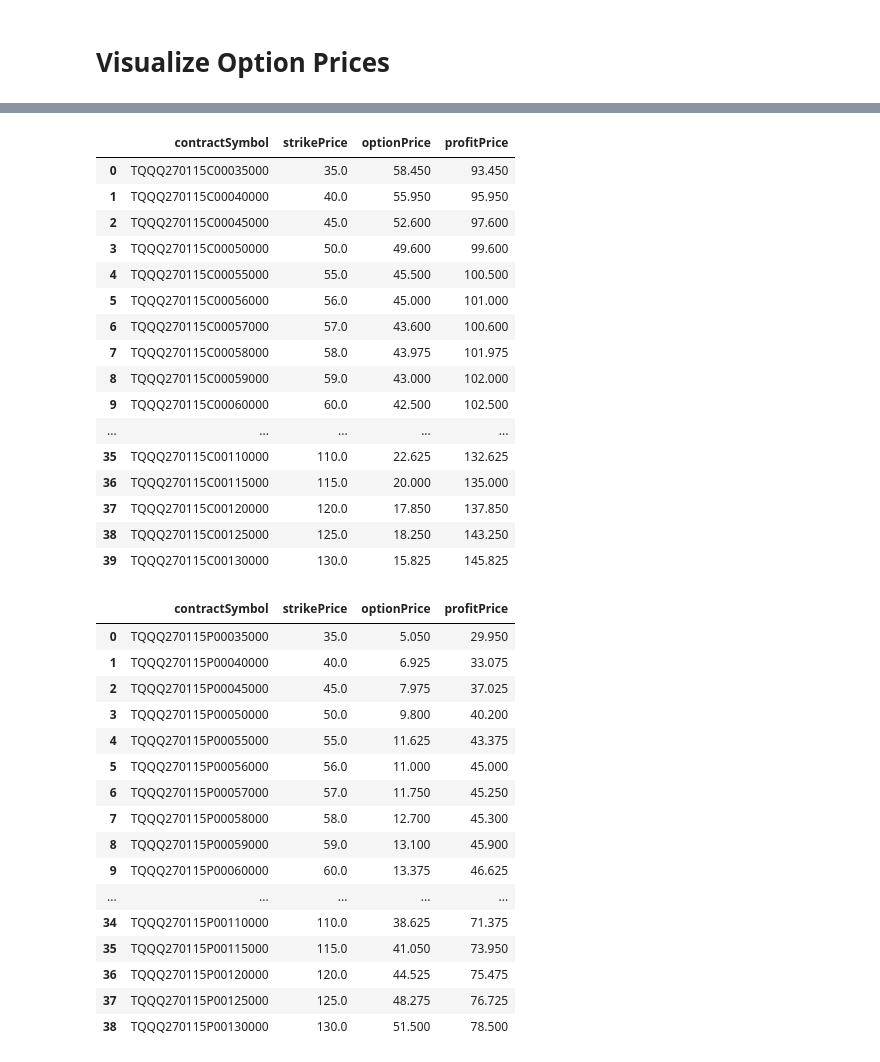
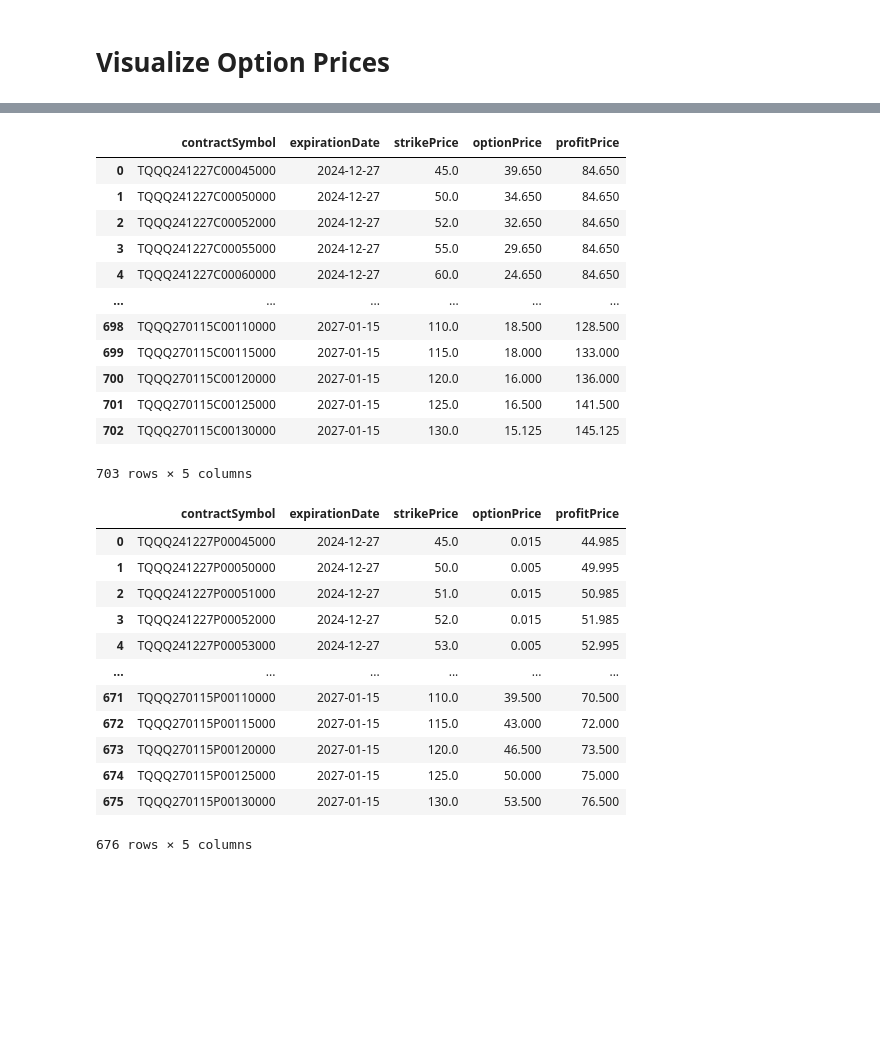
Before and after one commit to sukiboo/compare-stocks, a Jupyter notebook: options.ipynb, the cells around one changed output, grey strips where cells are left out. Cells and saved outputs as stored; diff of their text form; code cells hidden in the pictures; blank space fills up the shorter version.

```diff
--- a/options.ipynb
+++ b/options.ipynb
@@ -60,40 +100,32 @@ opt = OptionPrices(ticker)
 # %%
-opt.calls[opt.expirations[-1]]
+opt.calls
 # %% [output]
-|  | contractSymbol | strikePrice | optionPrice | profitPrice |
-| 0 | TQQQ270115C00035000 | 35.0 | 58.450 | 93.450 |
-| 1 | TQQQ270115C00040000 | 40.0 | 55.950 | 95.950 |
-| 2 | TQQQ270115C00045000 | 45.0 | 52.600 | 97.600 |
-| 3 | TQQQ270115C00050000 | 50.0 | 49.600 | 99.600 |
-| 4 | TQQQ270115C00055000 | 55.0 | 45.500 | 100.500 |
-| 5 | TQQQ270115C00056000 | 56.0 | 45.000 | 101.000 |
-| 6 | TQQQ270115C00057000 | 57.0 | 43.600 | 100.600 |
-| 7 | TQQQ270115C00058000 | 58.0 | 43.975 | 101.975 |
-| 8 | TQQQ270115C00059000 | 59.0 | 43.000 | 102.000 |
-| 9 | TQQQ270115C00060000 | 60.0 | 42.500 | 102.500 |
-| ... | ... | ... | ... | ... |
-| 35 | TQQQ270115C00110000 | 110.0 | 22.625 | 132.625 |
-| 36 | TQQQ270115C00115000 | 115.0 | 20.000 | 135.000 |
-| 37 | TQQQ270115C00120000 | 120.0 | 17.850 | 137.850 |
-| 38 | TQQQ270115C00125000 | 125.0 | 18.250 | 143.250 |
-| 39 | TQQQ270115C00130000 | 130.0 | 15.825 | 145.825 |
+|  | contractSymbol | expirationDate | strikePrice | optionPrice | profitPrice |
+| 0 | TQQQ241227C00045000 | 2024-12-27 | 45.0 | 39.650 | 84.650 |
+| 1 | TQQQ241227C00050000 | 2024-12-27 | 50.0 | 34.650 | 84.650 |
+| 2 | TQQQ241227C00052000 | 2024-12-27 | 52.0 | 32.650 | 84.650 |
+| 3 | TQQQ241227C00055000 | 2024-12-27 | 55.0 | 29.650 | 84.650 |
+| 4 | TQQQ241227C00060000 | 2024-12-27 | 60.0 | 24.650 | 84.650 |
+| ... | ... | ... | ... | ... | ... |
+| 698 | TQQQ270115C00110000 | 2027-01-15 | 110.0 | 18.500 | 128.500 |
+| 699 | TQQQ270115C00115000 | 2027-01-15 | 115.0 | 18.000 | 133.000 |
+| 700 | TQQQ270115C00120000 | 2027-01-15 | 120.0 | 16.000 | 136.000 |
+| 701 | TQQQ270115C00125000 | 2027-01-15 | 125.0 | 16.500 | 141.500 |
+| 702 | TQQQ270115C00130000 | 2027-01-15 | 130.0 | 15.125 | 145.125 |
+703 rows × 5 columns
 # %%
-opt.puts[opt.expirations[-1]]
+opt.puts
 # %% [output]
-|  | contractSymbol | strikePrice | optionPrice | profitPrice |
-| 0 | TQQQ270115P00035000 | 35.0 | 5.050 | 29.950 |
-| 1 | TQQQ270115P00040000 | 40.0 | 6.925 | 33.075 |
-| 2 | TQQQ270115P00045000 | 45.0 | 7.975 | 37.025 |
-| 3 | TQQQ270115P00050000 | 50.0 | 9.800 | 40.200 |
-| 4 | TQQQ270115P00055000 | 55.0 | 11.625 | 43.375 |
-| 5 | TQQQ270115P00056000 | 56.0 | 11.000 | 45.000 |
-| 6 | TQQQ270115P00057000 | 57.0 | 11.750 | 45.250 |
-| 7 | TQQQ270115P00058000 | 58.0 | 12.700 | 45.300 |
-| 8 | TQQQ270115P00059000 | 59.0 | 13.100 | 45.900 |
-| 9 | TQQQ270115P00060000 | 60.0 | 13.375 | 46.625 |
-| ... | ... | ... | ... | ... |
-| 34 | TQQQ270115P00110000 | 110.0 | 38.625 | 71.375 |
-| 35 | TQQQ270115P00115000 | 115.0 | 41.050 | 73.950 |
-| 36 | TQQQ270115P00120000 | 120.0 | 44.525 | 75.475 |
-| 37 | TQQQ270115P00125000 | 125.0 | 48.275 | 76.725 |
-| 38 | TQQQ270115P00130000 | 130.0 | 51.500 | 78.500 |
+|  | contractSymbol | expirationDate | strikePrice | optionPrice | profitPrice |
+| 0 | TQQQ241227P00045000 | 2024-12-27 | 45.0 | 0.015 | 44.985 |
+| 1 | TQQQ241227P00050000 | 2024-12-27 | 50.0 | 0.005 | 49.995 |
+| 2 | TQQQ241227P00051000 | 2024-12-27 | 51.0 | 0.015 | 50.985 |
+| 3 | TQQQ241227P00052000 | 2024-12-27 | 52.0 | 0.015 | 51.985 |
+| 4 | TQQQ241227P00053000 | 2024-12-27 | 53.0 | 0.005 | 52.995 |
+| ... | ... | ... | ... | ... | ... |
+| 671 | TQQQ270115P00110000 | 2027-01-15 | 110.0 | 39.500 | 70.500 |
+| 672 | TQQQ270115P00115000 | 2027-01-15 | 115.0 | 43.000 | 72.000 |
+| 673 | TQQQ270115P00120000 | 2027-01-15 | 120.0 | 46.500 | 73.500 |
+| 674 | TQQQ270115P00125000 | 2027-01-15 | 125.0 | 50.000 | 75.000 |
+| 675 | TQQQ270115P00130000 | 2027-01-15 | 130.0 | 53.500 | 76.500 |
+676 rows × 5 columns
```
Also changed, not shown: parts of 6 cells of this notebook.
